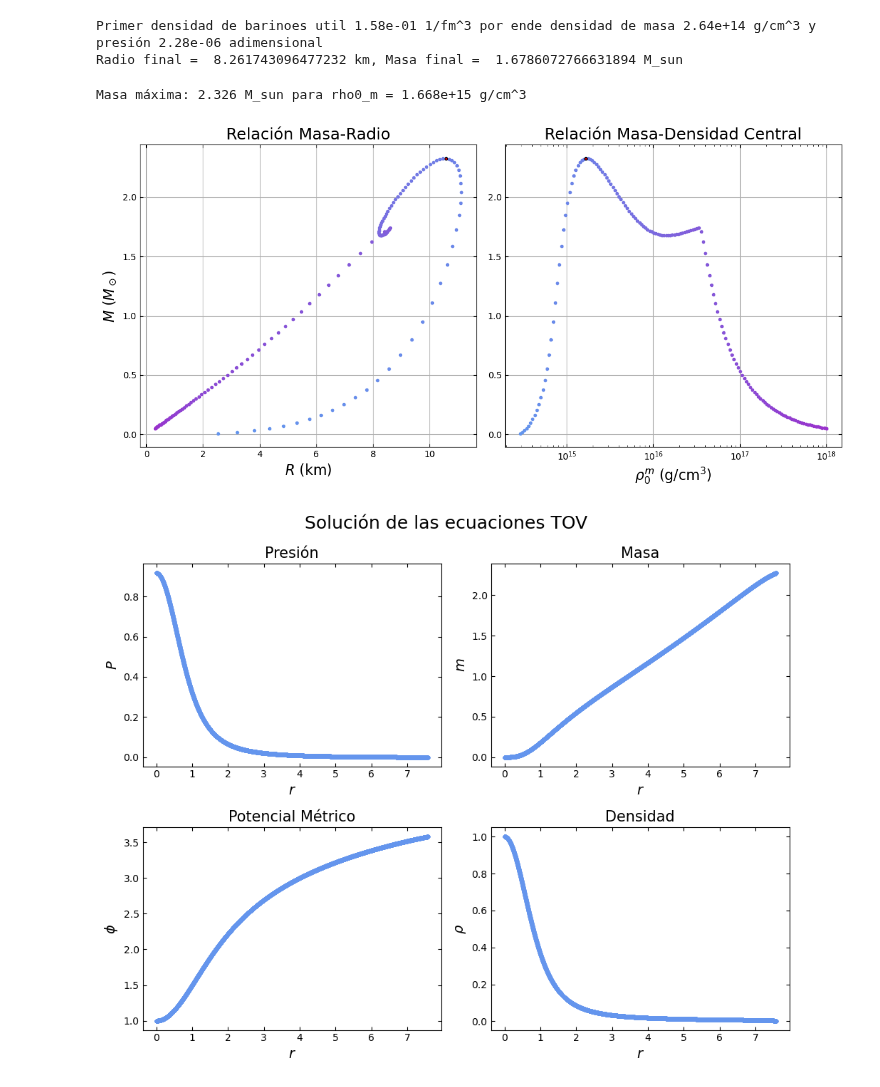
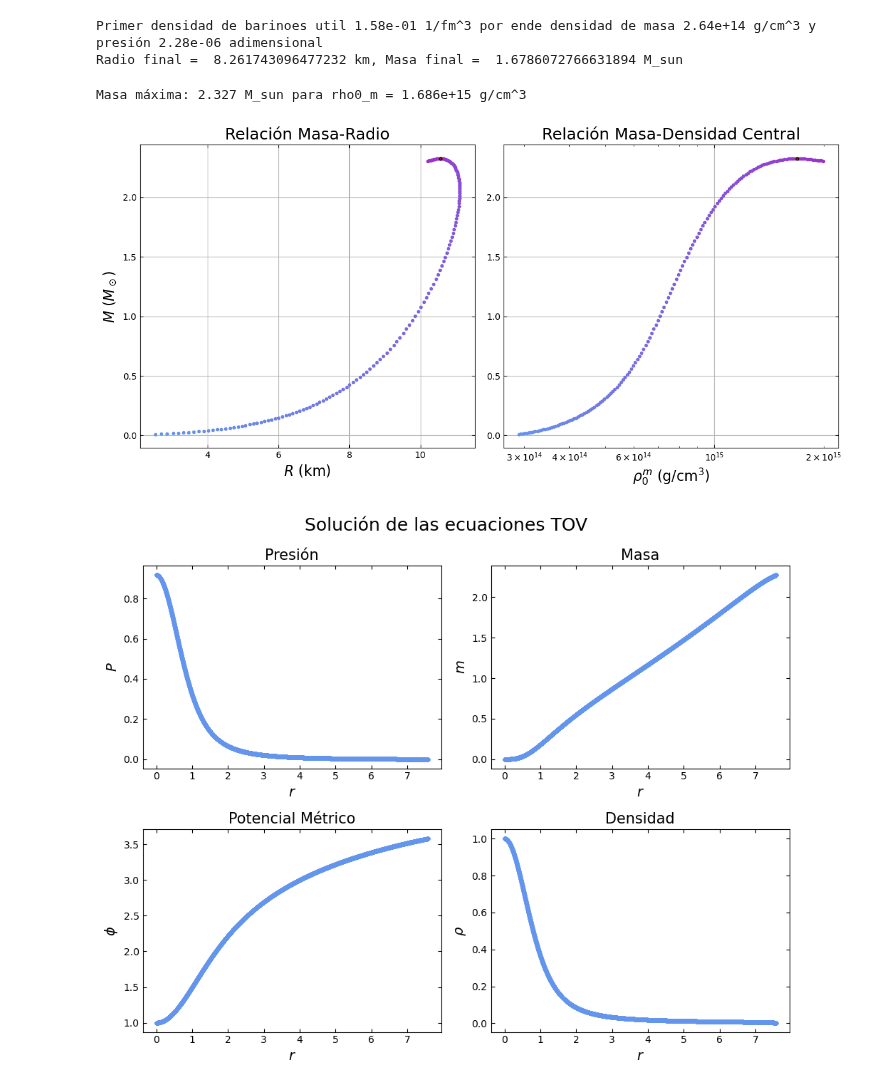
Before and after one commit to Vendetta0462/CalculosSimulaciones, a Jupyter notebook: NS_Structure/sigma-omega-rho.ipynb, the cells around one changed output. Saved outputs shown, nothing was run; the diff lists cells and outputs as text; code cells hidden in the pictures.

```diff
--- a/NS_Structure/sigma-omega-rho.ipynb
+++ b/NS_Structure/sigma-omega-rho.ipynb
@@ -71,7 +71,7 @@ t       =  0.0            # Parámetro de asimetría de isospin (prot-neut, t=0
 params = [A_sigma, A_omega, A_rho, b, c, t]
 
 # Calculamos si no hay archivo de la EoS, si no, lo leemos
-operacion = 'calc' # 'calc' o 'leer'
+operacion = 'leer' # 'calc' o 'leer'
 
 if operacion == 'calc':
     # Definimos el rango de densidades para la interpolación de la EoS
@@ -122,7 +122,7 @@ Primer densidad de barinoes util 1.58e-01 1/fm^3 por ende densidad de masa 2.64e
 Radio final =  8.261743096477232 km, Masa final =  1.6786072766631894 M_sun
 # %%
 # Definimos el espacio de densidades centrales de masa para la integración
-rhos_masa = np.logspace(np.log10(n_sirve[1]*1e45*m_nuc_MKS*1e-3), 18, 150) # Densidades de masa en kg/m^3 (desde donde es util la EoS)
+rhos_masa = np.logspace(np.log10(n_sirve[1]*1e45*m_nuc_MKS*1e-3), 15.3, 150) # Densidades de masa en g/cm^3 (desde donde es util la EoS)
 # rhos_masa = np.logspace(14, 18, 100) # Densidades de masa en kg/m^3
 
 # Calculamos la densidad de energía asociada a cada densidad de masa
@@ -131,35 +131,35 @@ for rho_m in rhos_masa:
     densidad_energia, _ = isoEoS.energia_presion(rho_m*1e3/m_nuc_MKS*1e-45, params)
     rhos.append(densidad_energia)
 
 # Definimos arrays para la masa y el radio
 masas = np.zeros(len(rhos))
 radios = np.zeros(len(rhos))
 
 # Resolvemos el sistema TOV para cada densidad central de masa
 arg_max = 0
 for i in range(len(rhos)):
     rho0 = rhos[i] # Densidad de energía central adimensionalizada con rho_0_lambda
     R = 1.0/rho0 # Factor de conversión para la interpolación adimensionalizada con rho0
     rho_P_prima = lambda P: R*rho_P(P/R) # Interpolación adimensionalizada con rho0 (en función de P adimensional con rho0)
     P_central_prima = R*P_rho(1/R) # Presión central adimensionalizada con rho0
     densidad_limite_prima = R*densidad_limite # Densidad de energía límite adimensionalizada con rho0
     sol_final = tov.integrador(rf, dr, rho0*rho_0_lambda*rho_nat_to_MKS, rho_P_prima, P_central_prima, densidad_limite=densidad_limite_prima)
     radios[i] = sol_final[0] # Radio final en metros
     masas[i] = sol_final[1] # Masa final en kg
     if masas[i] > masas[arg_max]:
         arg_max = i
     # print("Se pudo para densidad de masa =", format(rho_m,"2.2e"), "g/cm^3")
 
 # Guardamos los resultados en un archivo MasaRadio_SigmaOmegaRho_rho0_lambda_A_propios.csv
 m_sun = 1.989e30 # kg
 df = pd.DataFrame({'Masa': masas/m_sun, 'Radio': radios*1e-3, 'rho_m': rhos_masa})
 df.to_csv('results/MasaRadio_SigmaOmegaRho_rho0_lambda_A_propios.csv', index=False, float_format='%.15e')
 
 # Graficamos la relación masa-radio
 tov.grafica_masa_radio(radios, masas, rhos_masa)
 # %% [output]
-Masa máxima: 2.326 M_sun para rho0_m = 1.668e+15 g/cm^3
+Masa máxima: 2.327 M_sun para rho0_m = 1.686e+15 g/cm^3
-[figure, old version]
+[figure, new version]
 # %%
 tov.graficar_solucion(rf, dr, rho_0_lambda*rho_nat_to_MKS, rho_P, P_central, densidad_limite=densidad_limite)
 # %% [output]
```
Also changed, not shown: parts of 1 cell of this notebook, 1 other file.
